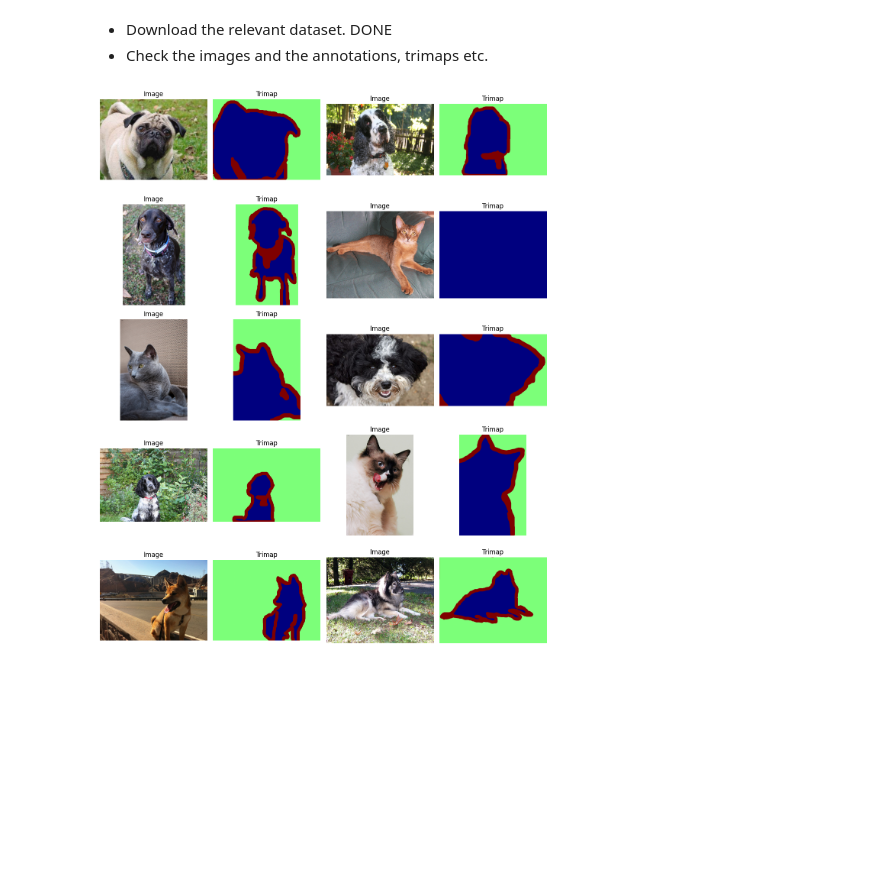
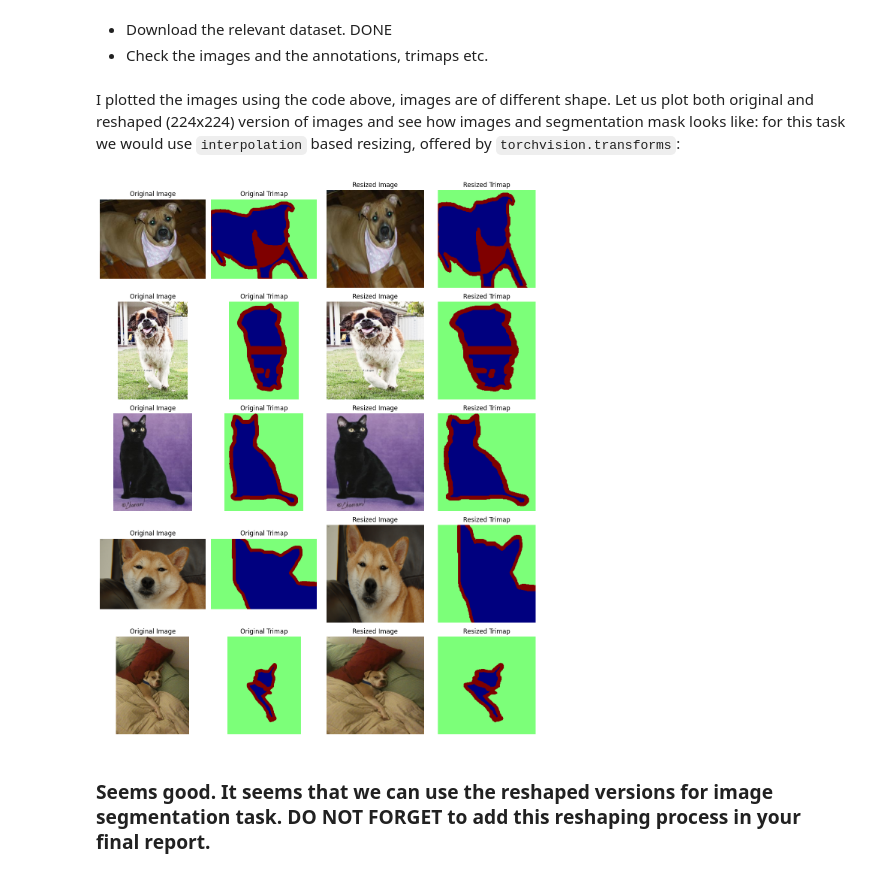
Before and after one commit to neelkanthrawat/Comp_vision_final_project_2025, a Jupyter notebook: check.ipynb, the cells around one changed output. Drawn from its saved outputs; the diff is of its cells as text; code cells hidden in the pictures; blank space fills up the shorter version.

Commit message:
reshaping with torch.transforms seems to work

```diff
--- a/check.ipynb
+++ b/check.ipynb
@@ -596,3 +596,5 @@ def plot_random_images_and_trimaps(image_folder, trimap_folder, num_samples=10):
 
     plt.tight_layout()
     plt.show()
+# %% [markdown]
+I plotted the images using the code above, images are of different shape. Let us plot both original and reshaped (224x224) version of images and see how images and segmentation mask looks like: for this task we would use `interpolation` based resizing, offered by `torchvision.transforms`:
@@ -599,22 +608,67 @@ def plot_random_images_and_trimaps(image_folder, trimap_folder, num_samples=10):
+# %%
+def plot_original_and_resized(image_folder, trimap_folder, num_samples=4):
+    image_files = os.listdir(image_folder)
+    random_files = random.sample(image_files, num_samples)
+
+    # Define transforms for resizing
+    resize_img = T.Resize((224, 224), interpolation=InterpolationMode.BILINEAR)
+    resize_trimap = T.Resize((224, 224), interpolation=InterpolationMode.NEAREST)
+
+    fig, axes = plt.subplots(num_samples, 4, figsize=(12, 3 * num_samples))
+
+    for i, file_name in enumerate(random_files):
+        img_path = os.path.join(image_folder, file_name)
+        trimap_file = os.path.splitext(file_name)[0] + ".png"
+        trimap_path = os.path.join(trimap_folder, trimap_file)
+
+        img = Image.open(img_path).convert("RGB")
+        trimap = Image.open(trimap_path)
+
+        # Resized versions
+        img_resized = resize_img(img)
+        trimap_resized = resize_trimap(trimap)
+
+        # Plot original image and trimap
+        axes[i, 0].imshow(img)
+        axes[i, 0].set_title("Original Image")
+        axes[i, 0].axis('off')
+
+        axes[i, 1].imshow(trimap, cmap='jet')
+        axes[i, 1].set_title("Original Trimap")
+        axes[i, 1].axis('off')
+
+        # Plot resized image and trimap
+        axes[i, 2].imshow(img_resized)
+        axes[i, 2].set_title("Resized Image")
+        axes[i, 2].axis('off')
+
+        axes[i, 3].imshow(trimap_resized, cmap='jet')
+        axes[i, 3].set_title("Resized Trimap")
+        axes[i, 3].axis('off')
+
+    plt.tight_layout()
+    plt.show()
 # %%
 # Get the directory of the current script file
 try:
     base_dir = os.path.dirname(os.path.abspath(__file__))
 except NameError:
     # __file__ is not defined (e.g. in Jupyter notebook or interactive sessions apparently), fallback to cwd
     base_dir = os.getcwd()
 
 # Suppose your dataset is in a folder named 'data' inside the project root:
 data_dir = os.path.join(base_dir, 'data_oxford_iiit')
 
 # # Then you can define image and trimap paths relative to that
 image_folder = os.path.join(data_dir, 'images')
 trimap_folder = os.path.join(data_dir, 'annotations\\trimaps')
 
 # plot some images:
-plot_random_images_and_trimaps(image_folder, trimap_folder, num_samples=10)
+plot_original_and_resized(image_folder, trimap_folder, num_samples=5)
 # %% [output]
-[figure, old version]
+[figure, new version]
+# %% [markdown]
+### Seems good. It seems that we can use the reshaped versions for image segmentation task. DO NOT FORGET to add this reshaping process in your final report.
 # %%
 # run the experiment and get it moving :)
 # %%
```
Also changed, not shown: parts of 1 cell of this notebook.
